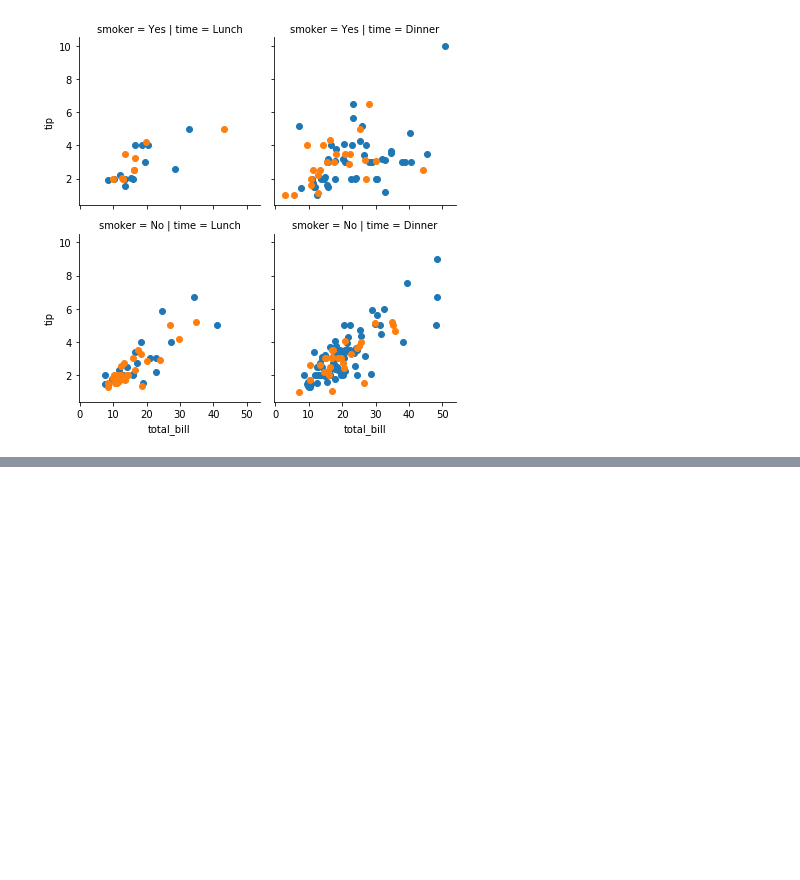
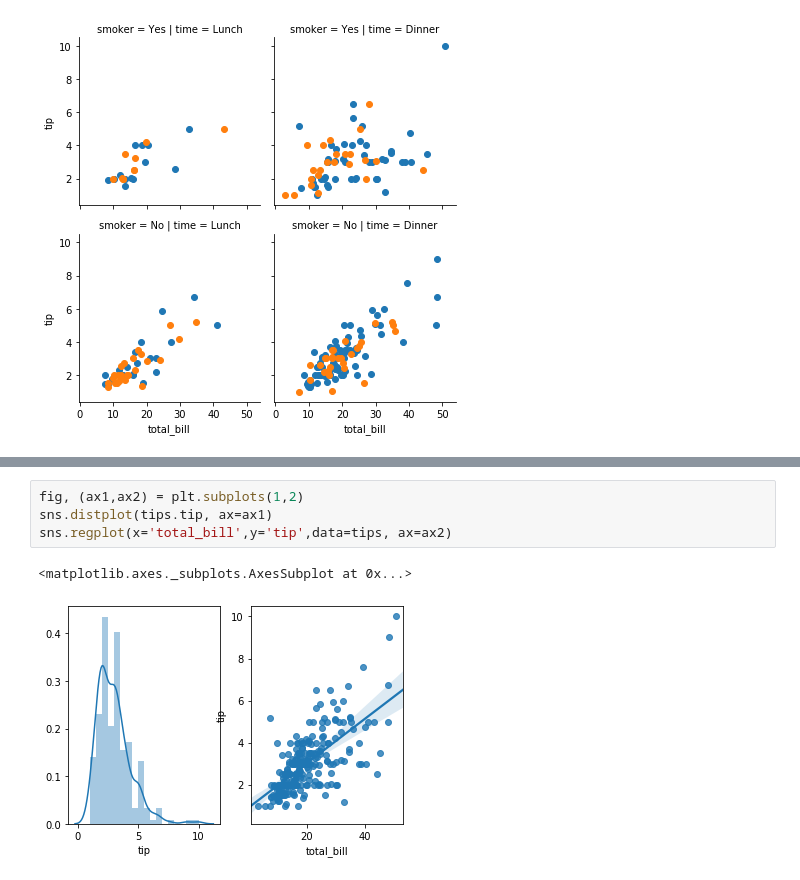
Before and after one commit to ChrisHSKim/python_for_everyone, a Jupyter notebook: notebooks/python with pandas.ipynb, the cells around one changed output, grey strips where cells are left out. Drawn from its saved outputs; the diff is of its cells as text; blank space fills up the shorter version.

```diff
--- a/notebooks/python with pandas.ipynb
+++ b/notebooks/python with pandas.ipynb
@@ -671,0 +696,7 @@ facet.map(plt.scatter, 'total_bill', 'tip')
+# %%
+fig, (ax1,ax2) = plt.subplots(1,2)
+sns.distplot(tips.tip, ax=ax1)
+sns.regplot(x='total_bill',y='tip',data=tips, ax=ax2)
+# %% [output]
+<matplotlib.axes._subplots.AxesSubplot at 0x...>
+[figure, added]
```
Also changed, not shown: parts of 8 cells of this notebook.
